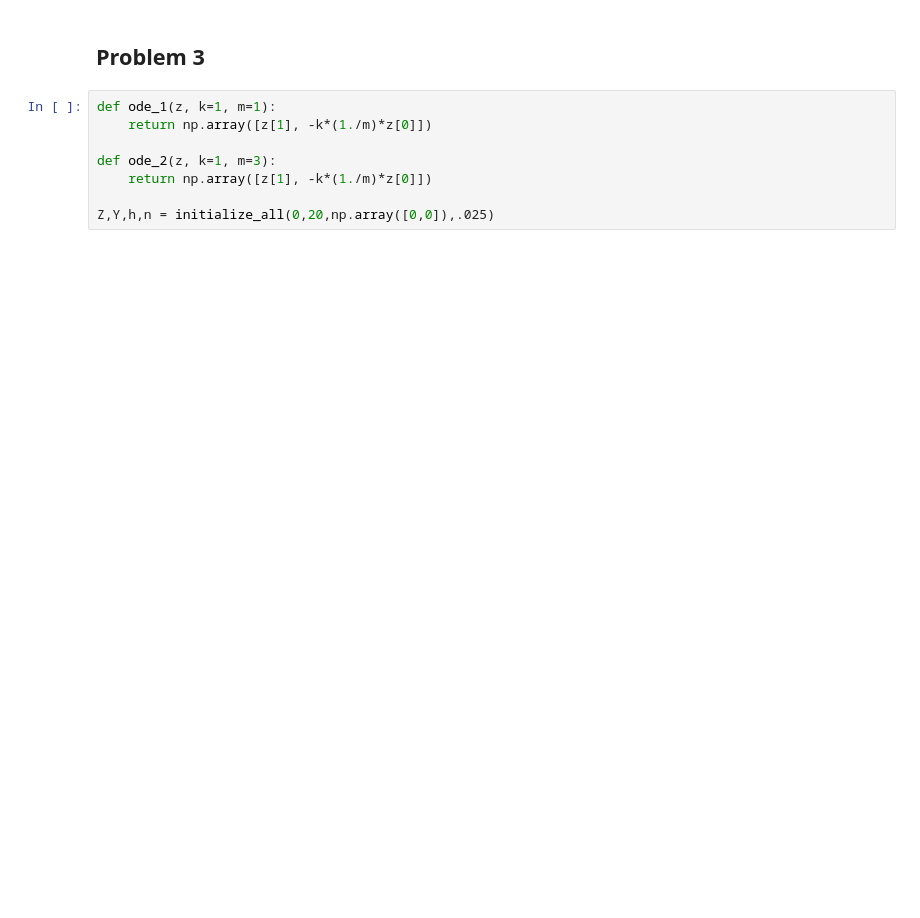
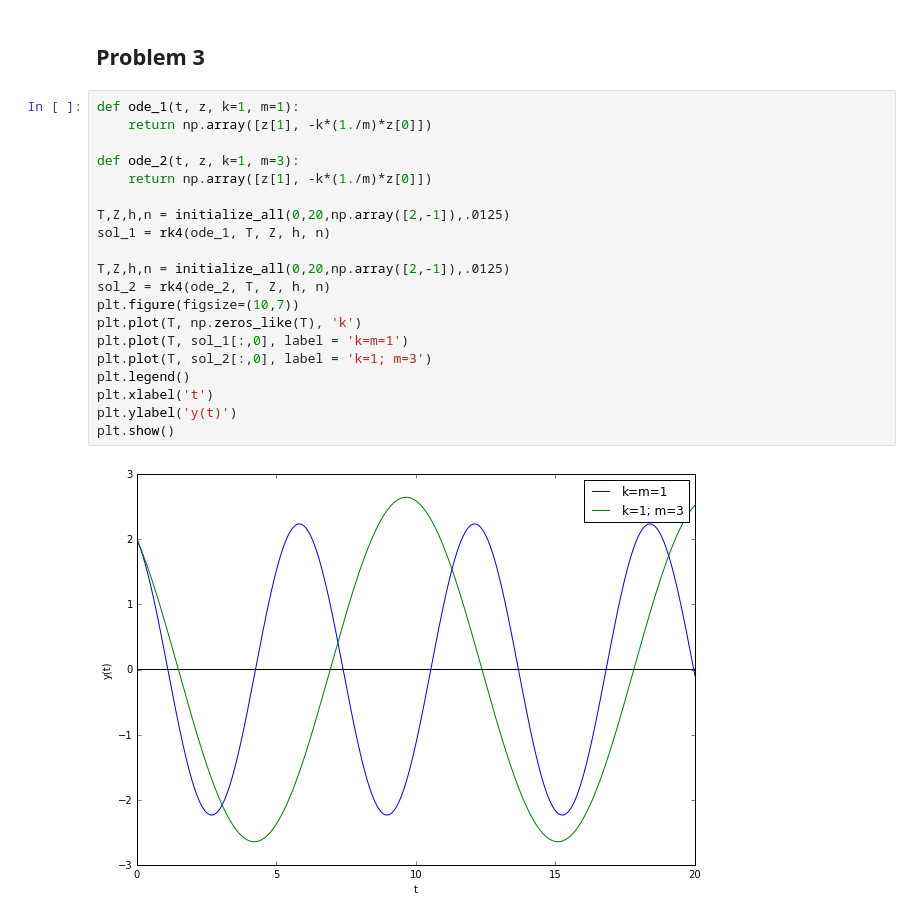
Before and after one commit to mattschaelling/acme_vol4, a Jupyter notebook: IVP/ivp.ipynb, the cells around one changed output. Drawn from its saved outputs; the diff is of its cells as text; blank space fills up the shorter version.

```diff
--- a/IVP/ivp.ipynb
+++ b/IVP/ivp.ipynb
@@ -117,10 +117,24 @@ plt.show()
 # %% [markdown]
 ## Problem 3
 # %%
-def ode_1(z, k=1, m=1):
+def ode_1(t, z, k=1, m=1):
     return np.array([z[1], -k*(1./m)*z[0]])
 
-def ode_2(z, k=1, m=3):
+def ode_2(t, z, k=1, m=3):
     return np.array([z[1], -k*(1./m)*z[0]])
 
-Z,Y,h,n = initialize_all(0,20,np.array([0,0]),.025)
+T,Z,h,n = initialize_all(0,20,np.array([2,-1]),.0125)
+sol_1 = rk4(ode_1, T, Z, h, n)
+
+T,Z,h,n = initialize_all(0,20,np.array([2,-1]),.0125)
+sol_2 = rk4(ode_2, T, Z, h, n)
+plt.figure(figsize=(10,7))
+plt.plot(T, np.zeros_like(T), 'k')
+plt.plot(T, sol_1[:,0], label = 'k=m=1')
+plt.plot(T, sol_2[:,0], label = 'k=1; m=3')
+plt.legend()
+plt.xlabel('t')
+plt.ylabel('y(t)')
+plt.show()
+# %% [output]
+[figure, added]
```
Also changed, not shown: parts of 7 cells of this notebook.
